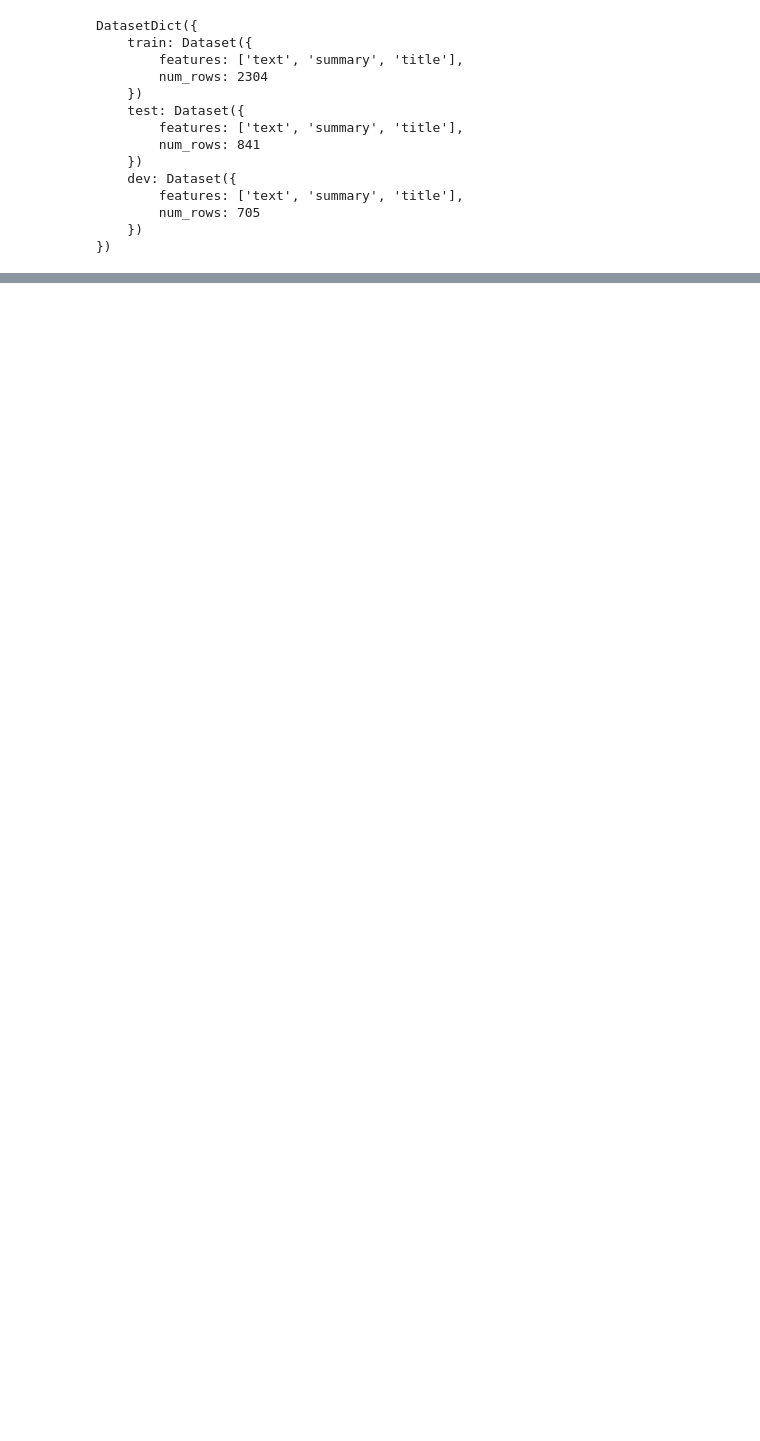
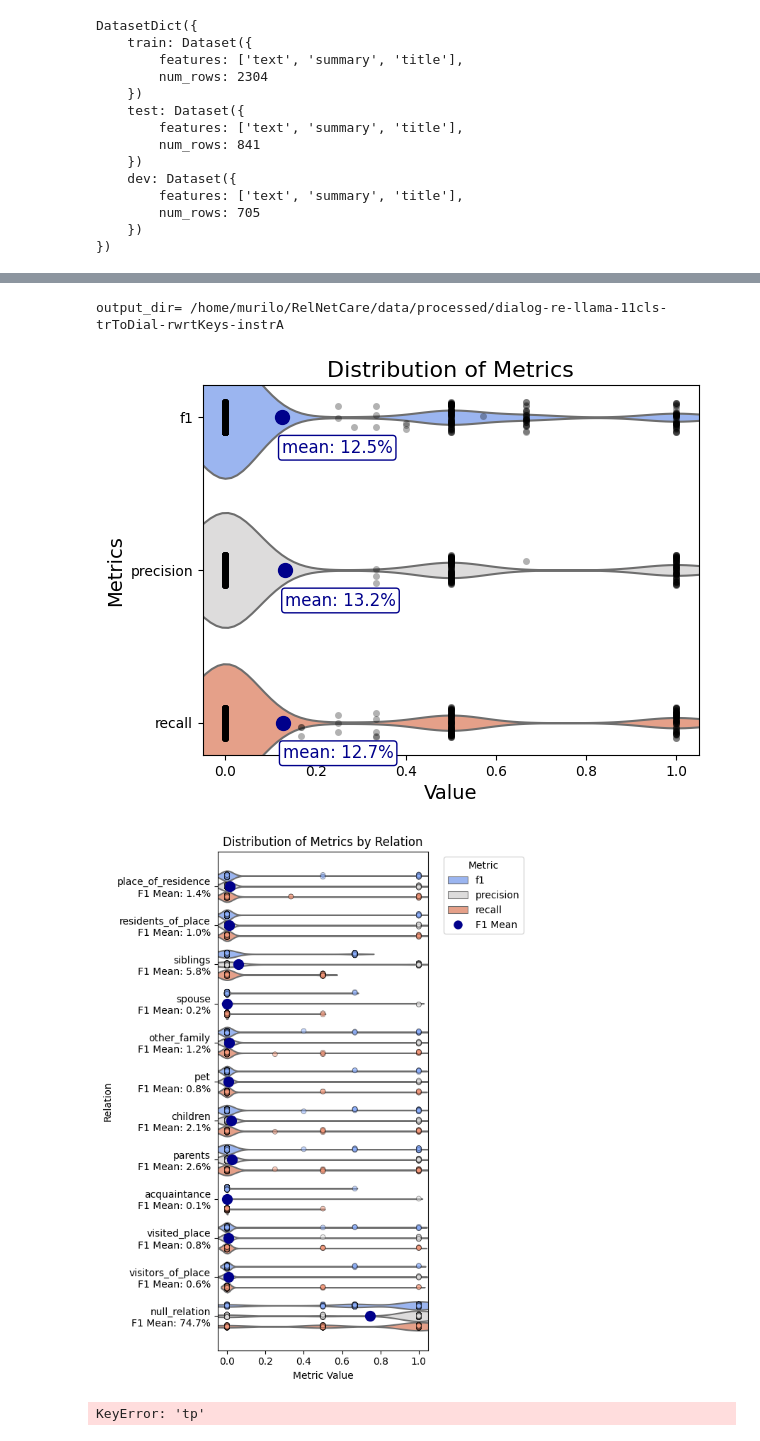
Before and after one commit to murilobellatini/RelNetCare, a Jupyter notebook: reports/04_model_evaluation/dialogre-evalaute-bart-relation-inferer.ipynb, the cells around one changed output, grey strips where cells are left out. Cells and saved outputs as stored; diff of their text form; code cells hidden in the pictures; blank space fills up the shorter version.

```diff
--- a/reports/04_model_evaluation/dialogre-evalaute-bart-relation-inferer.ipynb
+++ b/reports/04_model_evaluation/dialogre-evalaute-bart-relation-inferer.ipynb
@@ -271,0 +238,11 @@ plt.show()
+# %%
+from src.processing.relation_extraction_evaluator import GranularMetricVisualizer
+metric_visualizer = GranularMetricVisualizer(df=df, model_name=base_model, test_dataset_stem=data_stem, dump_files=True)
+metric_visualizer.visualize_class_metrics_distribution(df)
+df_metrics_sample = metric_visualizer.visualize_class_metrics_distribution_per_class(df)
+output_metrics = metric_visualizer.dump_metrics(df_metrics_sample)
+# %% [output]
+output_dir= /home/murilo/RelNetCare/data/processed/dialog-re-llama-11cls-trToDial-rwrtKeys-instrA
+[figure, added]
+[figure, added]
+KeyError: 'tp'
```
Also changed, not shown: parts of 27 cells of this notebook, 1 other file.
